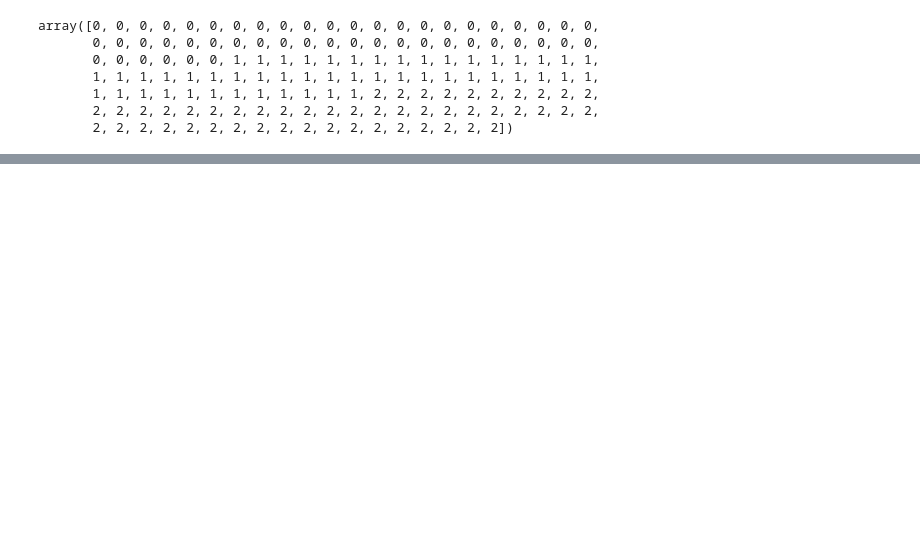
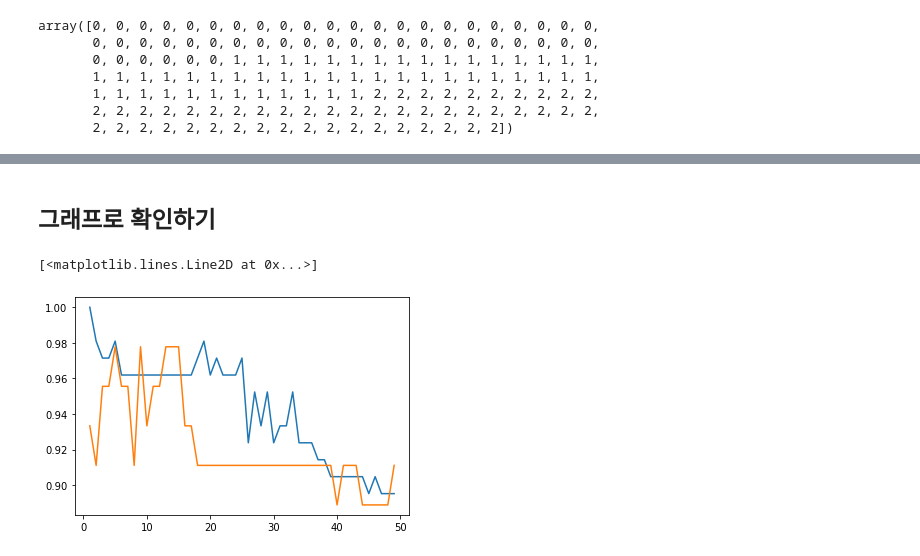
Before and after one commit to Shaharen/MachineLearning, a Jupyter notebook: Ex03_KNN-iris실습.ipynb, the cells around one changed output, grey strips where cells are left out. Drawn from its saved outputs; the diff is of its cells as text; code cells hidden in the pictures; blank space fills up the shorter version.

```diff
--- a/Ex03_KNN-iris실습.ipynb
+++ b/Ex03_KNN-iris실습.ipynb
@@ -70,3 +72,6 @@ array([0, 0, 0, 0, 0, 0, 0, 0, 0, 0, 0, 0, 0, 0, 0, 0, 0, 0, 0, 0, 0, 0,
        1, 1, 1, 1, 1, 1, 1, 1, 1, 1, 1, 1, 2, 2, 2, 2, 2, 2, 2, 2, 2, 2,
        2, 2, 2, 2, 2, 2, 2, 2, 2, 2, 2, 2, 2, 2, 2, 2, 2, 2, 2, 2, 2, 2,
        2, 2, 2, 2, 2, 2, 2, 2, 2, 2, 2, 2, 2, 2, 2, 2, 2, 2])
+# %%
+from sklearn.model_selection import train_test_split
+X_train , X_test , y_train , y_test = train_test_split(X , y , test_size = 0.3 , random_state = 6)
@@ -72,0 +84,3 @@ array([0, 0, 0, 0, 0, 0, 0, 0, 0, 0, 0, 0, 0, 0, 0, 0, 0, 0, 0, 0, 0, 0,
+# %%
+from sklearn.neighbors import KNeighborsClassifier
+knn_model = KNeighborsClassifier(n_neighbors = 5)
@@ -72,0 +91,2 @@ array([0, 0, 0, 0, 0, 0, 0, 0, 0, 0, 0, 0, 0, 0, 0, 0, 0, 0, 0, 0, 0, 0,
+# %%
+knn_model.fit(X_train, y_train)
@@ -72,0 +109,20 @@ array([0, 0, 0, 0, 0, 0, 0, 0, 0, 0, 0, 0, 0, 0, 0, 0, 0, 0, 0, 0, 0, 0,
+# %%
+train_score = []
+test_score = []
+
+n_neighbors_set = range(1, 50)
+
+for n_n in n_neighbors_set :
+
+    # 모델 생성
+    knn_model = KNeighborsClassifier(n_neighbors = n_n)
+    # 모델 학습
+    knn_model.fit(X_train, y_train)
+    # 점수 확인
+    train_knn = knn_model.score(X_train, y_train)
+    test_knn = knn_model.score(X_test , y_test)
+    # 리스트에 저장
+    train_score.append(train_knn)
+    test_score.append(test_knn)
+# %% [markdown]
+## 그래프로 확인하기
@@ -72,0 +131,6 @@ array([0, 0, 0, 0, 0, 0, 0, 0, 0, 0, 0, 0, 0, 0, 0, 0, 0, 0, 0, 0, 0, 0,
+# %%
+plt.plot(n_neighbors_set , train_score , label = 'Train')
+plt.plot(n_neighbors_set , test_score , label = 'Test')
+# %% [output]
+[<matplotlib.lines.Line2D at 0x...>]
+[figure, added]
```
Also changed, not shown: parts of 20 cells of this notebook, 1 other file.
